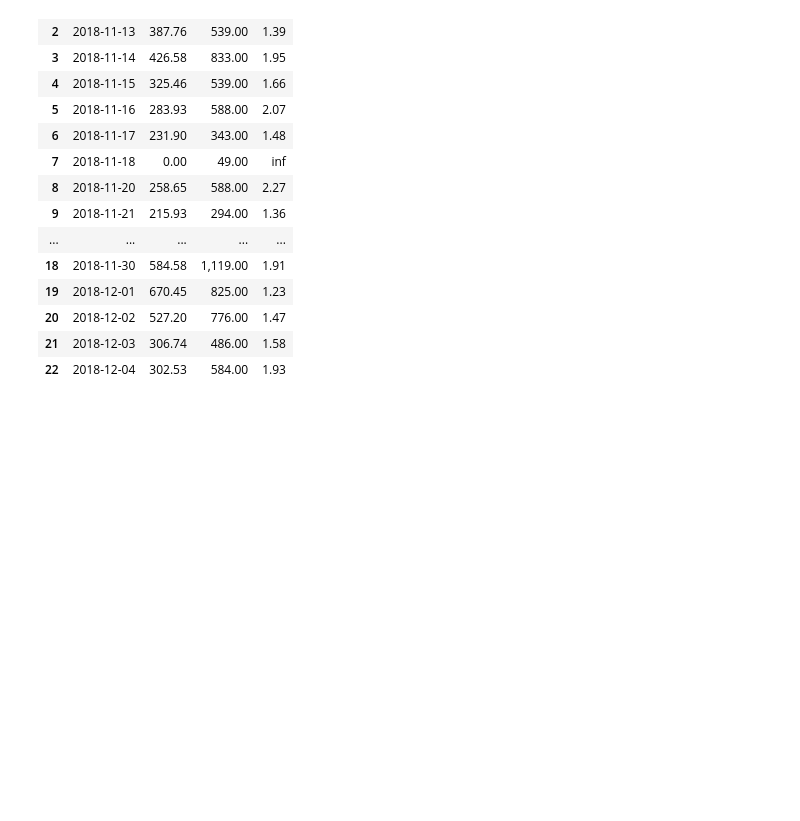
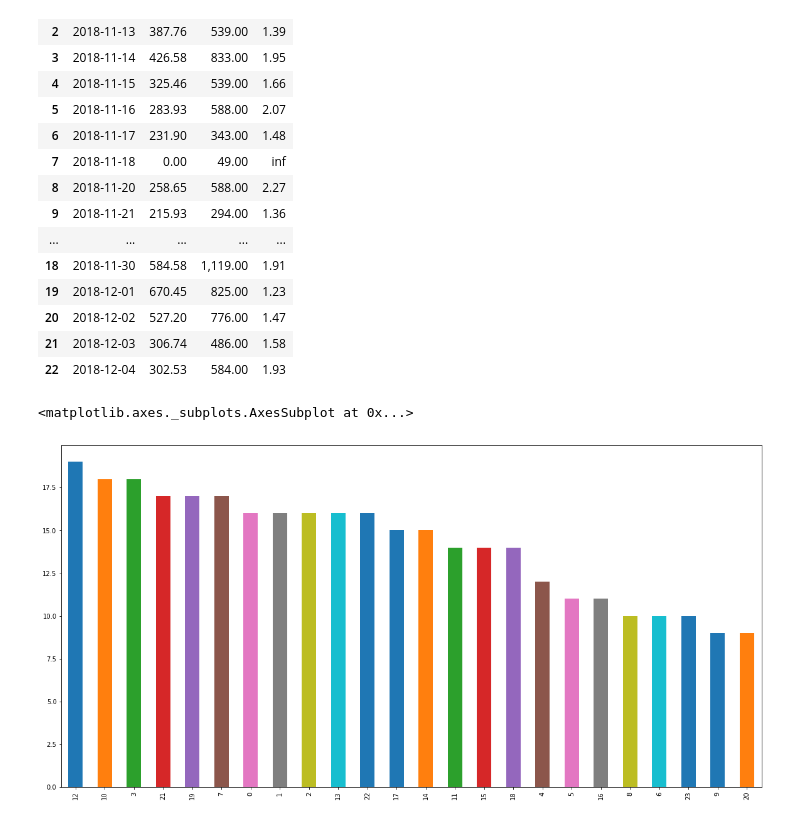
Before and after one commit to tengfei86/ml, a Jupyter notebook: vinci_advertisement/Facebook_Advertisement_Analyze-Charts.ipynb, the cells around one changed output. Cells and saved outputs as stored; diff of their text form; code cells hidden in the pictures; blank space fills up the shorter version.

```diff
--- a/vinci_advertisement/Facebook_Advertisement_Analyze-Charts.ipynb
+++ b/vinci_advertisement/Facebook_Advertisement_Analyze-Charts.ipynb
@@ -62,10 +62,14 @@ shopify = shopify[~shopify['Lineitem name'].str.contains("shipping fee",case = F
 shopify['Discount Amount'].fillna(0,inplace = True)
 shopify['Created at'] = pd.to_datetime(shopify['Created at'])
 shopify['Date'] = shopify['Created at'].dt.date
+shopify['Hour'] = shopify['Created at'].dt.hour
 
 # step 3 feature engineering
 shopify['Total'] = shopify['Lineitem price'] * shopify['Lineitem quantity'] - shopify['Discount Amount']
 
+
+
+
 shopfiy_data_bydate = shopify[['Date','Total']].groupby('Date').agg({'Total':'sum'}).reset_index()
 # %%
 def apply_interest(x):
@@ -205,3 +209,10 @@ roi_data.head(30)
 | 20 | 2018-12-02 | 527.20 | 776.00 | 1.47 |
 | 21 | 2018-12-03 | 306.74 | 486.00 | 1.58 |
 | 22 | 2018-12-04 | 302.53 | 584.00 | 1.93 |
+# %%
+data_byhours = shopify['Hour'].value_counts()
+# %%
+data_byhours.plot.bar()
+# %% [output]
+<matplotlib.axes._subplots.AxesSubplot at 0x...>
+[figure, added]
```
